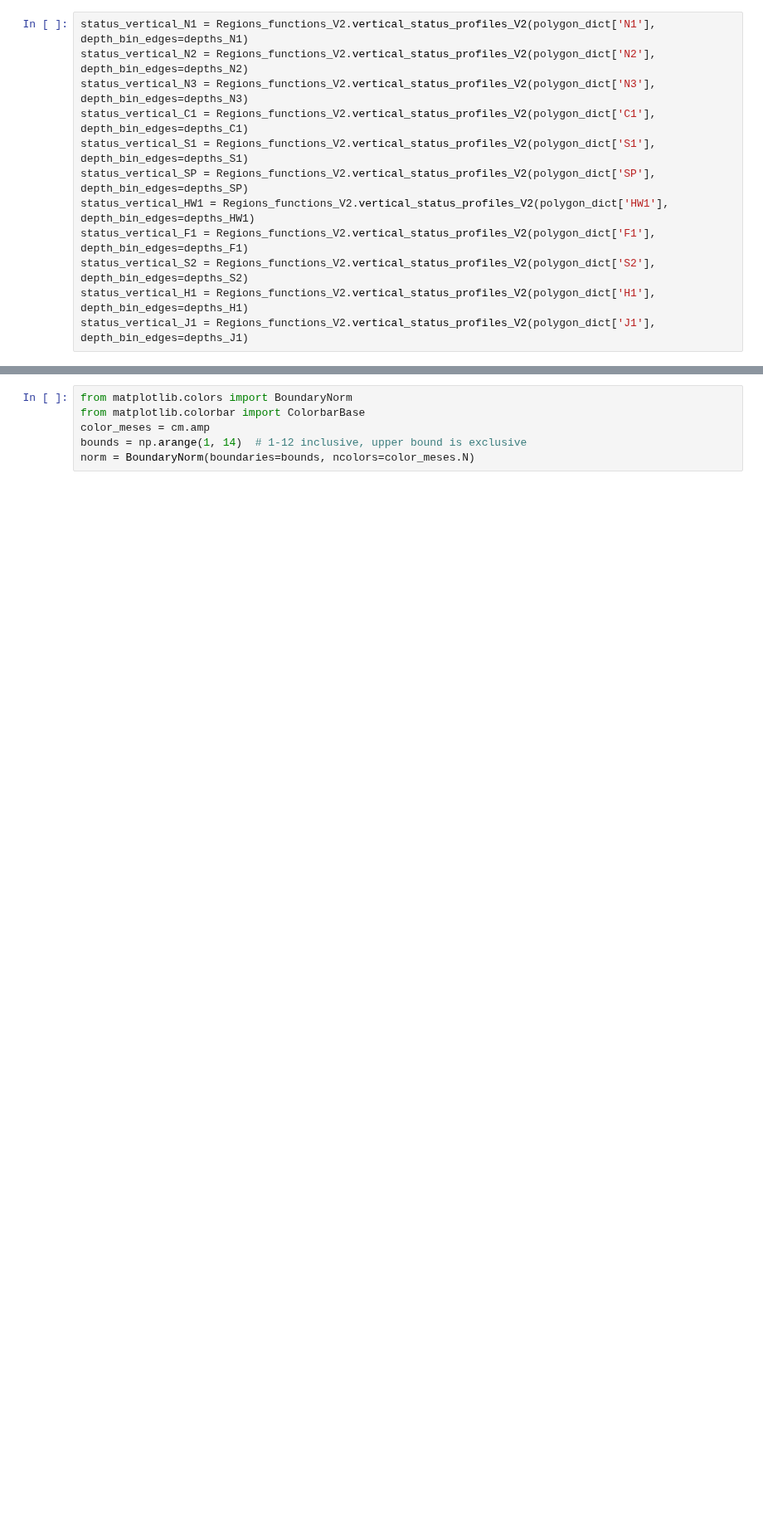
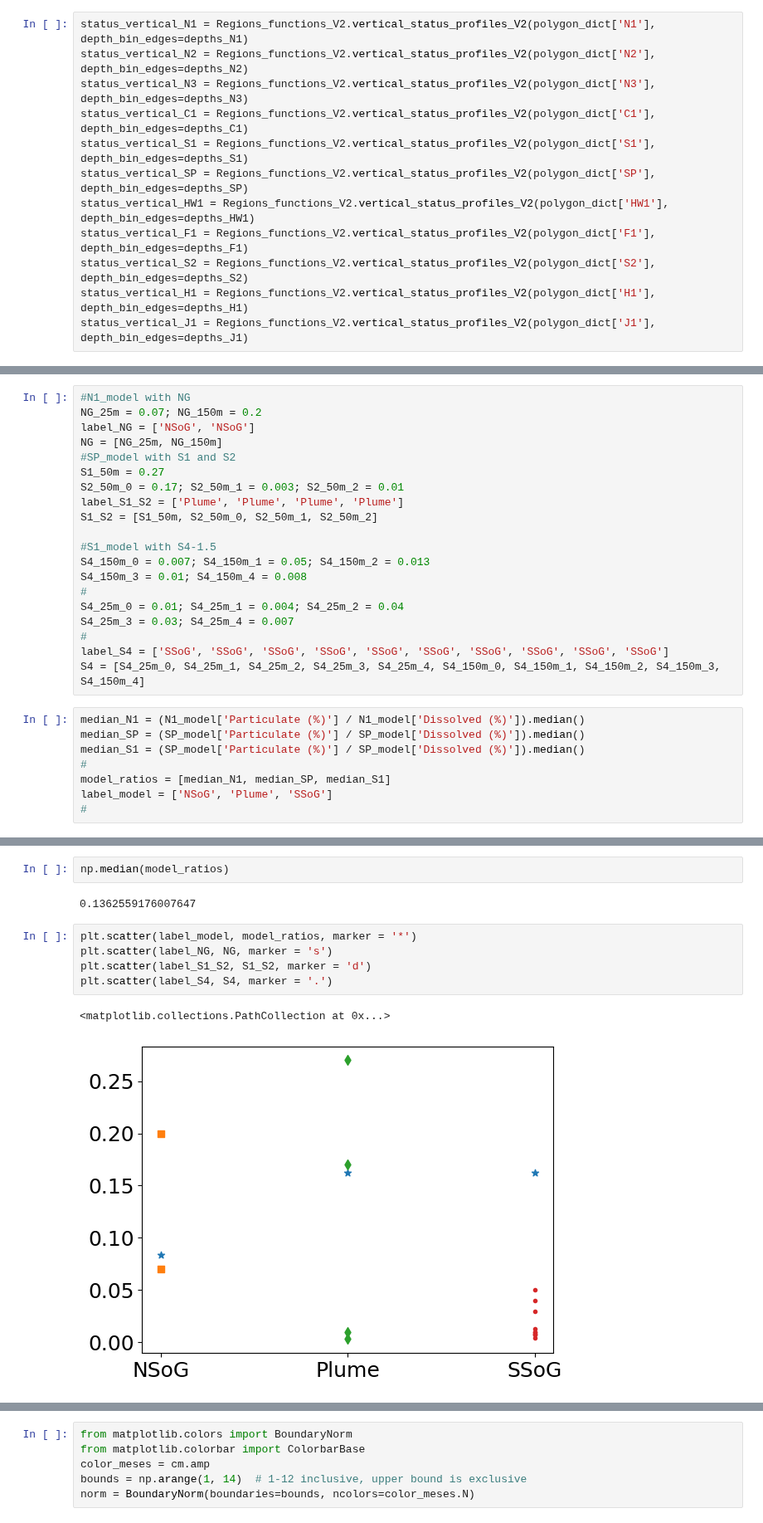
Before and after one commit to SalishSeaCast/analysis-vicente, a Jupyter notebook: Ocean_Parcels/PBDE_simulations/Particulate_Dissolved_ratios_depths.ipynb, the cells around one changed output, grey strips where cells are left out. Shown at 83% size. Drawn from its saved outputs; the diff is of its cells as text; blank space fills up the shorter version.

```diff
--- a/Ocean_Parcels/PBDE_simulations/Particulate_Dissolved_ratios_depths.ipynb
+++ b/Ocean_Parcels/PBDE_simulations/Particulate_Dissolved_ratios_depths.ipynb
@@ -224,0 +436,28 @@ plt.rcParams.update({'font.size': 13})
+# %%
+#N1_model with NG
+NG_25m = 0.07; NG_150m = 0.2
+label_NG = ['NSoG', 'NSoG']
+NG = [NG_25m, NG_150m]
+#SP_model with S1 and S2
+S1_50m = 0.27
+S2_50m_0 = 0.17; S2_50m_1 = 0.003; S2_50m_2 = 0.01
+label_S1_S2 = ['Plume', 'Plume', 'Plume', 'Plume']
+S1_S2 = [S1_50m, S2_50m_0, S2_50m_1, S2_50m_2]
+
+#S1_model with S4-1.5
+S4_150m_0 = 0.007; S4_150m_1 = 0.05; S4_150m_2 = 0.013
+S4_150m_3 = 0.01; S4_150m_4 = 0.008
+#
+S4_25m_0 = 0.01; S4_25m_1 = 0.004; S4_25m_2 = 0.04
+S4_25m_3 = 0.03; S4_25m_4 = 0.007
+#
+label_S4 = ['SSoG', 'SSoG', 'SSoG', 'SSoG', 'SSoG', 'SSoG', 'SSoG', 'SSoG', 'SSoG', 'SSoG']
+S4 = [S4_25m_0, S4_25m_1, S4_25m_2, S4_25m_3, S4_25m_4, S4_150m_0, S4_150m_1, S4_150m_2, S4_150m_3, S4_150m_4]
+# %%
+median_N1 = (N1_model['Particulate (%)'] / N1_model['Dissolved (%)']).median()
+median_SP = (SP_model['Particulate (%)'] / SP_model['Dissolved (%)']).median()
+median_S1 = (SP_model['Particulate (%)'] / SP_model['Dissolved (%)']).median()
+#
+model_ratios = [median_N1, median_SP, median_S1]
+label_model = ['NSoG', 'Plume', 'SSoG']
+#
@@ -224,0 +470,12 @@ plt.rcParams.update({'font.size': 13})
+# %%
+np.median(model_ratios)
+# %% [output]
+0.1362559176007647
+# %%
+plt.scatter(label_model, model_ratios, marker = '*')
+plt.scatter(label_NG, NG, marker = 's')
+plt.scatter(label_S1_S2, S1_S2, marker = 'd')
+plt.scatter(label_S4, S4, marker = '.')
+# %% [output]
+<matplotlib.collections.PathCollection at 0x...>
+[figure, added]
```
Also changed, not shown: parts of 21 cells of this notebook, 23 other files.
